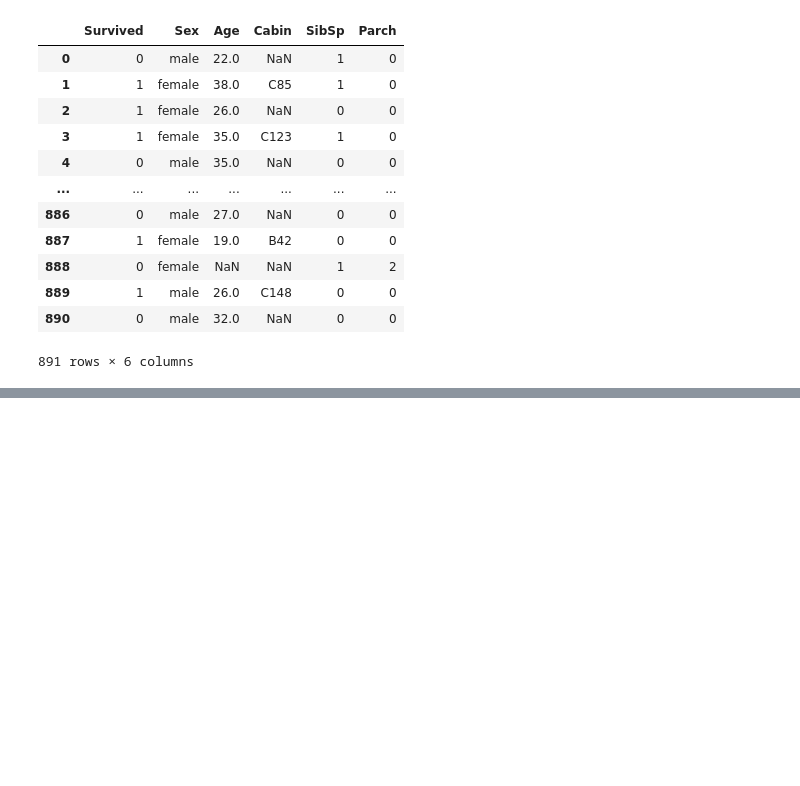
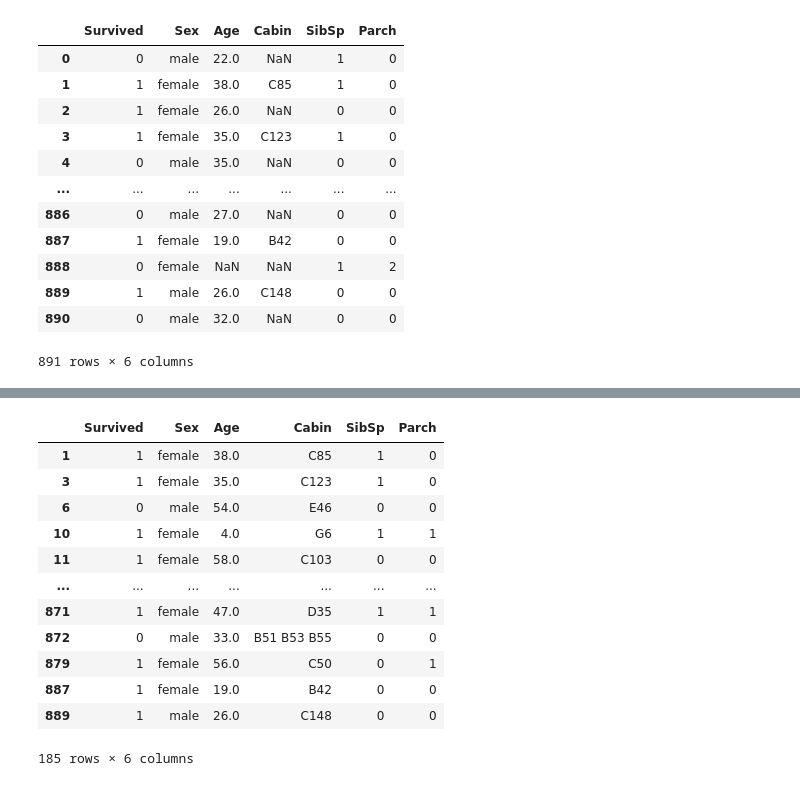
Before and after one commit to Incierge3789/kaggle_practice, a Jupyter notebook: kaggletest.ipynb, the cells around one changed output, grey strips where cells are left out. Drawn from its saved outputs; the diff is of its cells as text; code cells hidden in the pictures; blank space fills up the shorter version.

```diff
--- a/kaggletest.ipynb
+++ b/kaggletest.ipynb
@@ -77,0 +126,17 @@ train_subdataframe
+# %%
+train_subdataframe = train_subdataframe.dropna()
+train_subdataframe
+# %% [output]
+|  | Survived | Sex | Age | Cabin | SibSp | Parch |
+| 1 | 1 | female | 38.0 | C85 | 1 | 0 |
+| 3 | 1 | female | 35.0 | C123 | 1 | 0 |
+| 6 | 0 | male | 54.0 | E46 | 0 | 0 |
+| 10 | 1 | female | 4.0 | G6 | 1 | 1 |
+| 11 | 1 | female | 58.0 | C103 | 0 | 0 |
+| ... | ... | ... | ... | ... | ... | ... |
+| 871 | 1 | female | 47.0 | D35 | 1 | 1 |
+| 872 | 0 | male | 33.0 | B51 B53 B55 | 0 | 0 |
+| 879 | 1 | female | 56.0 | C50 | 0 | 1 |
+| 887 | 1 | female | 19.0 | B42 | 0 | 0 |
+| 889 | 1 | male | 26.0 | C148 | 0 | 0 |
+185 rows × 6 columns
```
Also changed, not shown: parts of 7 cells of this notebook.
